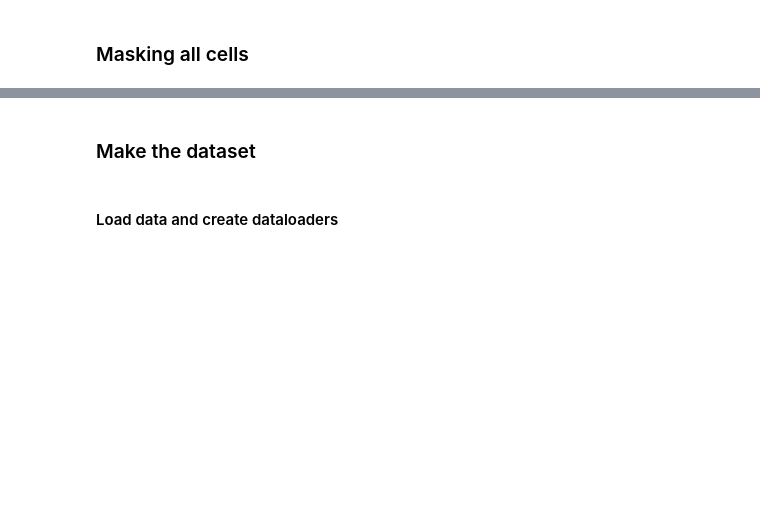
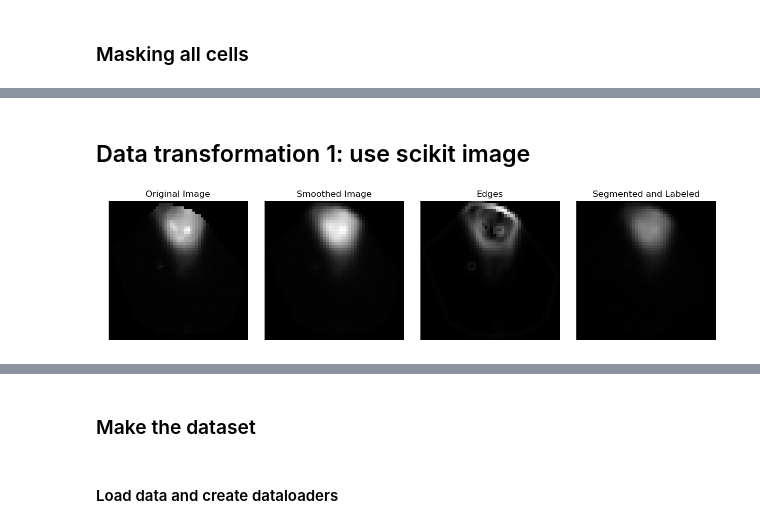
Before and after one commit to jiyu4399/DATA3888_Image_Group_2, a Jupyter notebook: processing-Copy1.ipynb, the cells around one changed output, grey strips where cells are left out. Cells and saved outputs as stored; diff of their text form; code cells hidden in the pictures; blank space fills up the shorter version.

```diff
--- a/processing-Copy1.ipynb
+++ b/processing-Copy1.ipynb
@@ -326,0 +345,56 @@ plt.imshow(masked_cells[8][33839], cmap='gray')
+# %% [markdown]
+## Data transformation 1: use scikit image
+# %%
+
+import numpy as np
+import matplotlib.pyplot as plt
+import os
+import random
+from skimage import filters, measure, morphology, segmentation, color
+
+
+
+
+# Apply a Gaussian filter for smoothing (reduce noise)
+img_sub_smooth = filters.gaussian(masked_cells[1][10366], sigma=1)
+
+# Edge detection using Sobel filter
+edges = filters.sobel(masked_cells[1][10366])
+
+
+# Segmentation using Otsu thresholding
+threshold_value = filters.threshold_otsu(masked_cells[1][10366])
+segmented = img_sub_smooth > threshold_value
+
+# Morphological operations for cleaning up the segmentation
+cleaned = morphology.remove_small_objects(segmented, min_size=50)
+cleaned = morphology.closing(cleaned, morphology.disk(4))
+
+# Label the objects (cells)
+labels = measure.label(cleaned)
+
+# Color the labels to visually distinguish different objects
+colored_labels = color.label2rgb(labels, image=img_sub_smooth, bg_label=0)
+
+
+
+fig, ax = plt.subplots(1, 4, figsize=(12, 3))
+
+ax[0].imshow(masked_cells[1][10366], cmap='gray')
+ax[0].set_title('Original Image')
+
+ax[1].imshow(img_sub_smooth, cmap='gray')
+ax[1].set_title('Smoothed Image')
+
+ax[2].imshow(edges, cmap='gray')
+ax[2].set_title('Edges')
+
+ax[3].imshow(colored_labels)
+ax[3].set_title('Segmented and Labeled')
+
+for a in ax:
+    a.axis('off')
+plt.tight_layout()
+plt.show()
+# %% [output]
+[figure, added]
```
Also changed, not shown: parts of 21 cells of this notebook, 1 other file.
